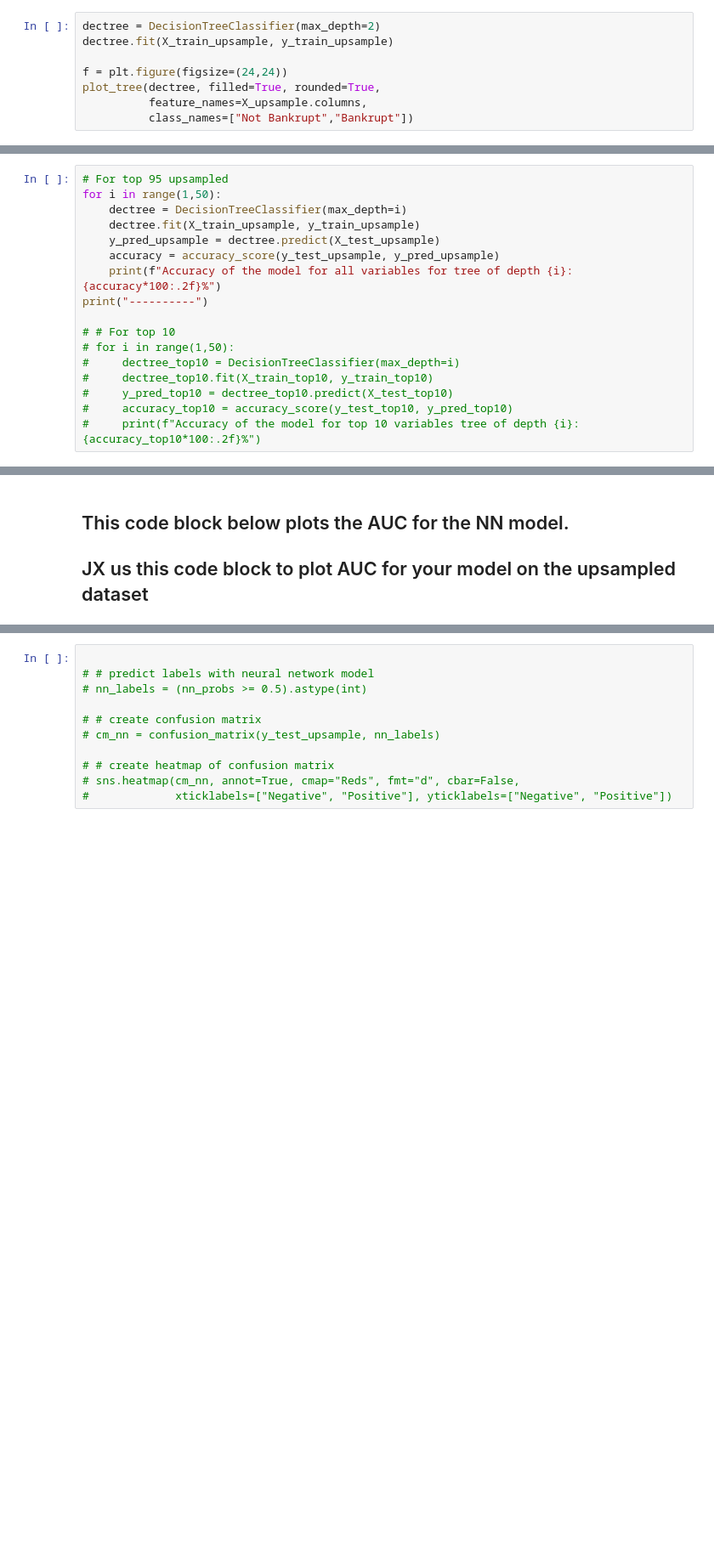
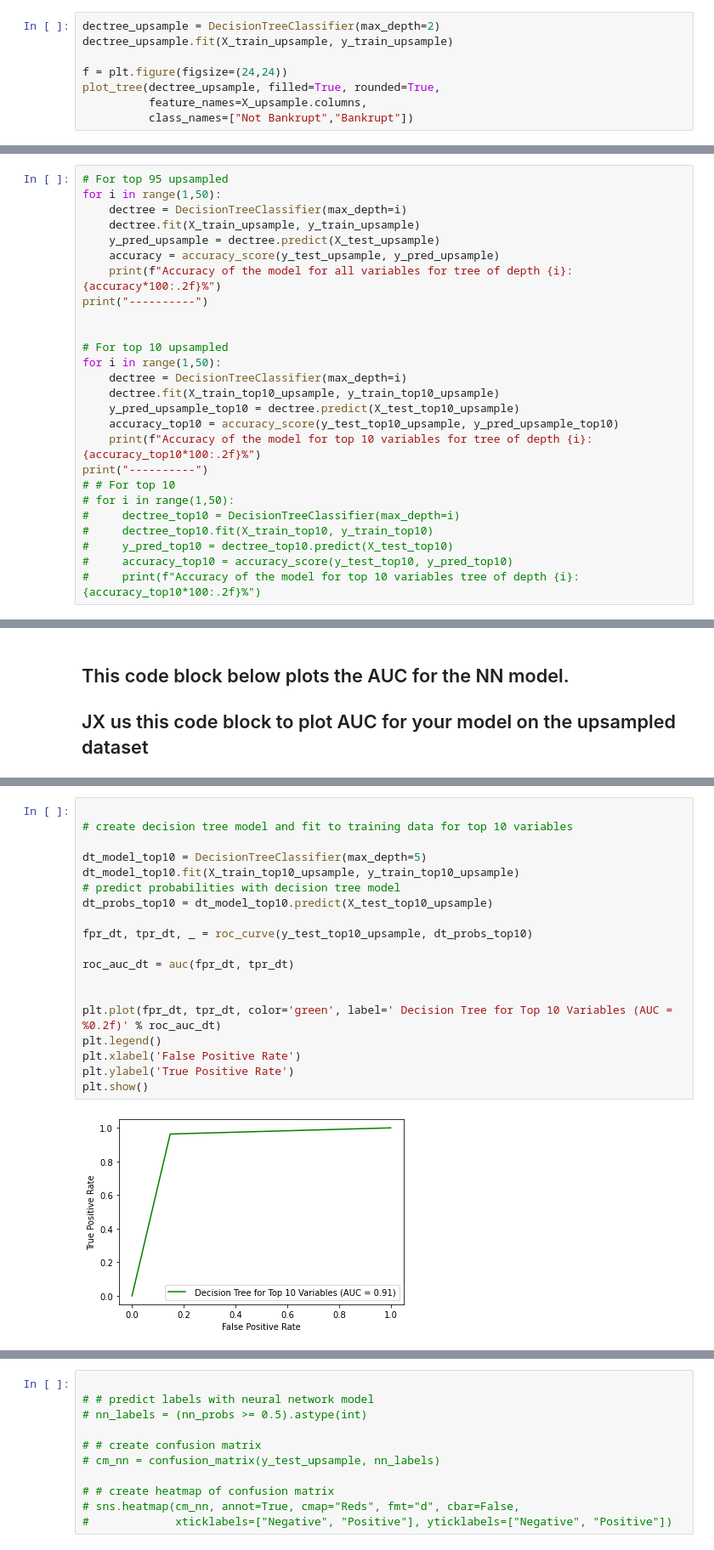
Before and after one commit to paaniwater/DSAI-Project, a Jupyter notebook: bankruptcy.ipynb, the cells around one changed output, grey strips where cells are left out. Shown: that part at 85% size. Cells and saved outputs as stored; diff of their text form; blank space fills up the shorter version.

```diff
--- a/bankruptcy.ipynb
+++ b/bankruptcy.ipynb
@@ -290,11 +313,11 @@ The class_names argument specifies the names of the target classes or outputs, w
 
 The resulting tree diagram can be used to interpret how the model makes predictions for new data based on the values of the input features.
 # %%
-dectree = DecisionTreeClassifier(max_depth=2)
-dectree.fit(X_train_upsample, y_train_upsample)
+dectree_upsample = DecisionTreeClassifier(max_depth=2)
+dectree_upsample.fit(X_train_upsample, y_train_upsample)
 
 f = plt.figure(figsize=(24,24))
-plot_tree(dectree, filled=True, rounded=True,
+plot_tree(dectree_upsample, filled=True, rounded=True,
           feature_names=X_upsample.columns,
           class_names=["Not Bankrupt","Bankrupt"])
 # %% [output]
@@ -362,6 +383,15 @@ for i in range(1,50):
     print(f"Accuracy of the model for all variables for tree of depth {i}: {accuracy*100:.2f}%")
 print("----------")
 
+
+# For top 10 upsampled
+for i in range(1,50):
+    dectree = DecisionTreeClassifier(max_depth=i)
+    dectree.fit(X_train_top10_upsample, y_train_top10_upsample)
+    y_pred_upsample_top10 = dectree.predict(X_test_top10_upsample)
+    accuracy_top10 = accuracy_score(y_test_top10_upsample, y_pred_upsample_top10)
+    print(f"Accuracy of the model for top 10 variables for tree of depth {i}: {accuracy_top10*100:.2f}%")
+print("----------")
 # # For top 10
 # for i in range(1,50):
 #     dectree_top10 = DecisionTreeClassifier(max_depth=i)
@@ -457,3 +475,24 @@ plt.show()
+# %%
+
+# create decision tree model and fit to training data for top 10 variables
+
+dt_model_top10 = DecisionTreeClassifier(max_depth=5)
+dt_model_top10.fit(X_train_top10_upsample, y_train_top10_upsample)
+# predict probabilities with decision tree model
+dt_probs_top10 = dt_model_top10.predict(X_test_top10_upsample)
+
+fpr_dt, tpr_dt, _ = roc_curve(y_test_top10_upsample, dt_probs_top10)
+
+roc_auc_dt = auc(fpr_dt, tpr_dt)
+
+
+plt.plot(fpr_dt, tpr_dt, color='green', label=' Decision Tree for Top 10 Variables (AUC = %0.2f)' % roc_auc_dt)
+plt.legend()
+plt.xlabel('False Positive Rate')
+plt.ylabel('True Positive Rate')
+plt.show()
+# %% [output]
+[figure, added]
 # %%
 
 # predict probabilities with neural network model
```
Also changed, not shown: parts of 16 cells of this notebook.
